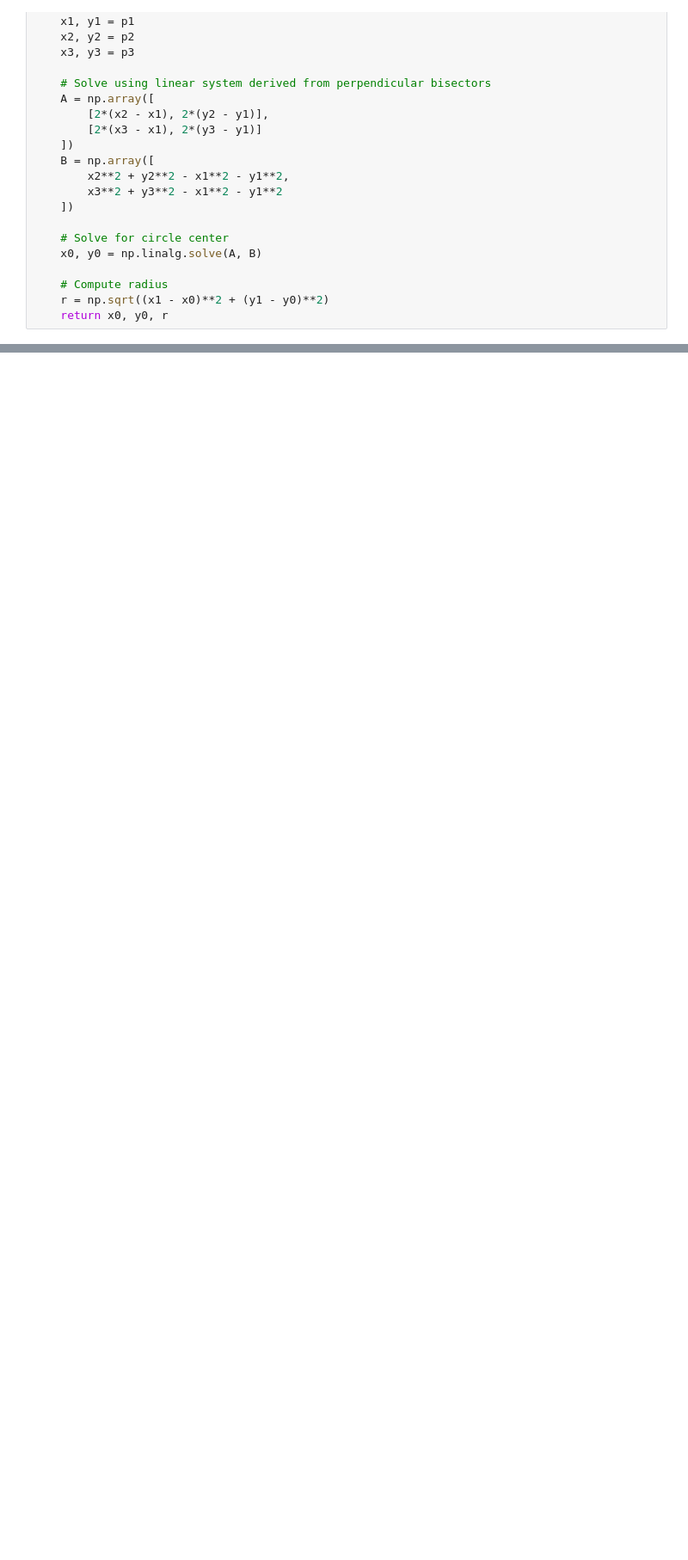
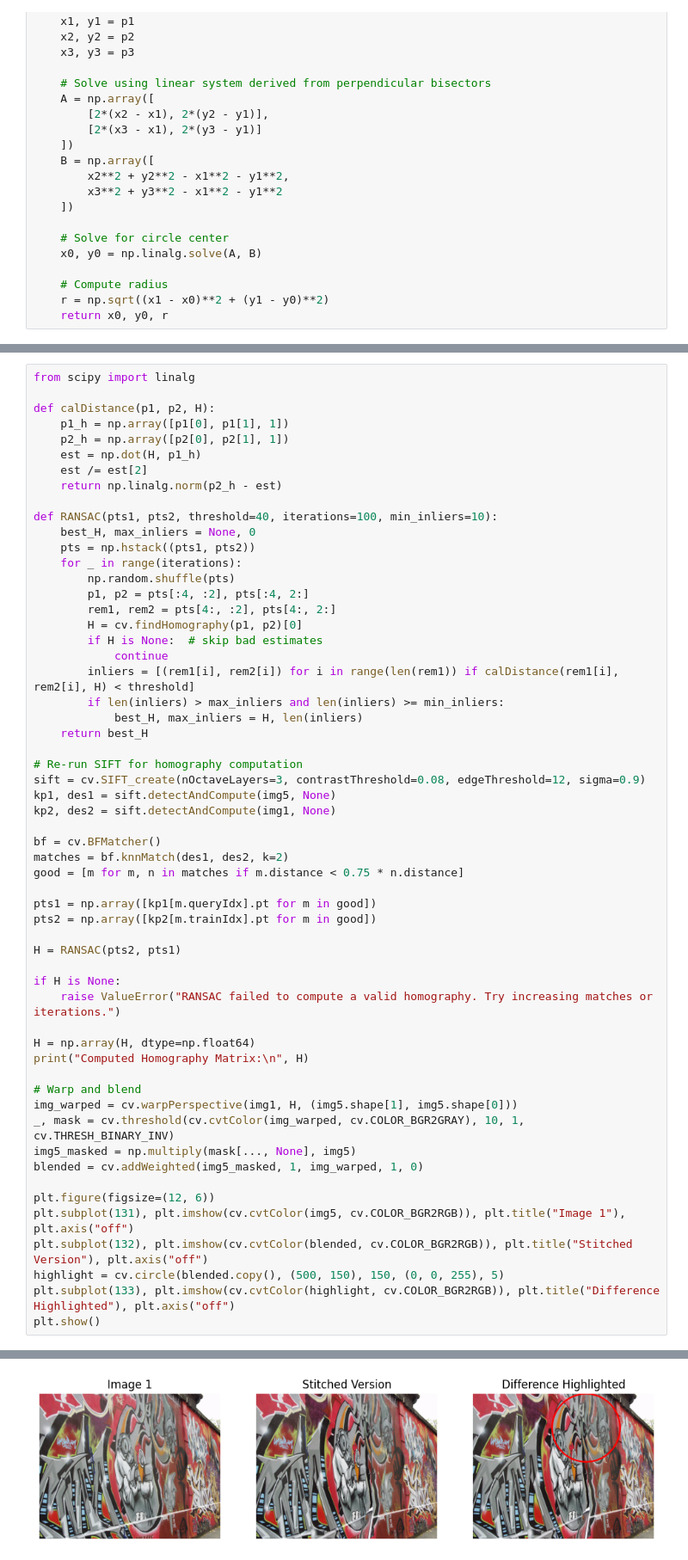
Before and after one commit to induwara-iluk/Image-Processing-and-Computer-vision, a Jupyter notebook: assignment 2/assignment2.ipynb, the cells around one changed output, grey strips where cells are left out. Shown at 86% size. Drawn from its saved outputs; the diff is of its cells as text; blank space fills up the shorter version.

```diff
--- a/assignment 2/assignment2.ipynb
+++ b/assignment 2/assignment2.ipynb
@@ -567,0 +701,58 @@ plt.show()
+# %%
+from scipy import linalg
+
+def calDistance(p1, p2, H):
+    p1_h = np.array([p1[0], p1[1], 1])
+    p2_h = np.array([p2[0], p2[1], 1])
+    est = np.dot(H, p1_h)
+    est /= est[2]
+    return np.linalg.norm(p2_h - est)
+
+def RANSAC(pts1, pts2, threshold=40, iterations=100, min_inliers=10):
+    best_H, max_inliers = None, 0
+    pts = np.hstack((pts1, pts2))
+    for _ in range(iterations):
+        np.random.shuffle(pts)
+        p1, p2 = pts[:4, :2], pts[:4, 2:]
+        rem1, rem2 = pts[4:, :2], pts[4:, 2:]
+        H = cv.findHomography(p1, p2)[0]
+        if H is None:  # skip bad estimates
+            continue
+        inliers = [(rem1[i], rem2[i]) for i in range(len(rem1)) if calDistance(rem1[i], rem2[i], H) < threshold]
+        if len(inliers) > max_inliers and len(inliers) >= min_inliers:
+            best_H, max_inliers = H, len(inliers)
+    return best_H
+
+# Re-run SIFT for homography computation
+sift = cv.SIFT_create(nOctaveLayers=3, contrastThreshold=0.08, edgeThreshold=12, sigma=0.9)
+kp1, des1 = sift.detectAndCompute(img5, None)
+kp2, des2 = sift.detectAndCompute(img1, None)
+
+bf = cv.BFMatcher()
+matches = bf.knnMatch(des1, des2, k=2)
+good = [m for m, n in matches if m.distance < 0.75 * n.distance]
+
+pts1 = np.array([kp1[m.queryIdx].pt for m in good])
+pts2 = np.array([kp2[m.trainIdx].pt for m in good])
+
+H = RANSAC(pts2, pts1)
+
+if H is None:
+    raise ValueError("RANSAC failed to compute a valid homography. Try increasing matches or iterations.")
+
+H = np.array(H, dtype=np.float64)
+print("Computed Homography Matrix:\n", H)
+
+# Warp and blend
+img_warped = cv.warpPerspective(img1, H, (img5.shape[1], img5.shape[0]))
+_, mask = cv.threshold(cv.cvtColor(img_warped, cv.COLOR_BGR2GRAY), 10, 1, cv.THRESH_BINARY_INV)
+img5_masked = np.multiply(mask[..., None], img5)
+blended = cv.addWeighted(img5_masked, 1, img_warped, 1, 0)
+
+plt.figure(figsize=(12, 6))
+plt.subplot(131), plt.imshow(cv.cvtColor(img5, cv.COLOR_BGR2RGB)), plt.title("Image 1"), plt.axis("off")
+plt.subplot(132), plt.imshow(cv.cvtColor(blended, cv.COLOR_BGR2RGB)), plt.title("Stitched Version"), plt.axis("off")
+highlight = cv.circle(blended.copy(), (500, 150), 150, (0, 0, 255), 5)
+plt.subplot(133), plt.imshow(cv.cvtColor(highlight, cv.COLOR_BGR2RGB)), plt.title("Difference Highlighted"), plt.axis("off")
+plt.show()
+# %% [output]
@@ -567,0 +763 @@ plt.show()
+[figure, added]
```
Also changed, not shown: parts of 8 cells of this notebook, 15 other files.
